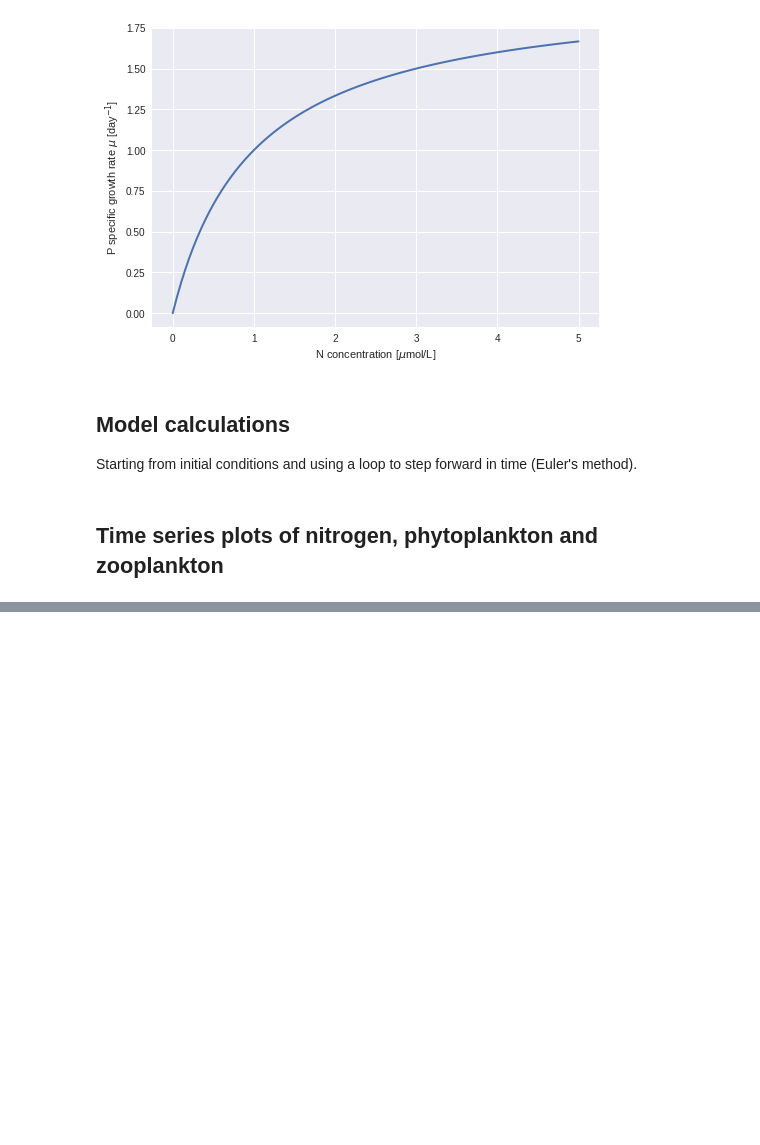
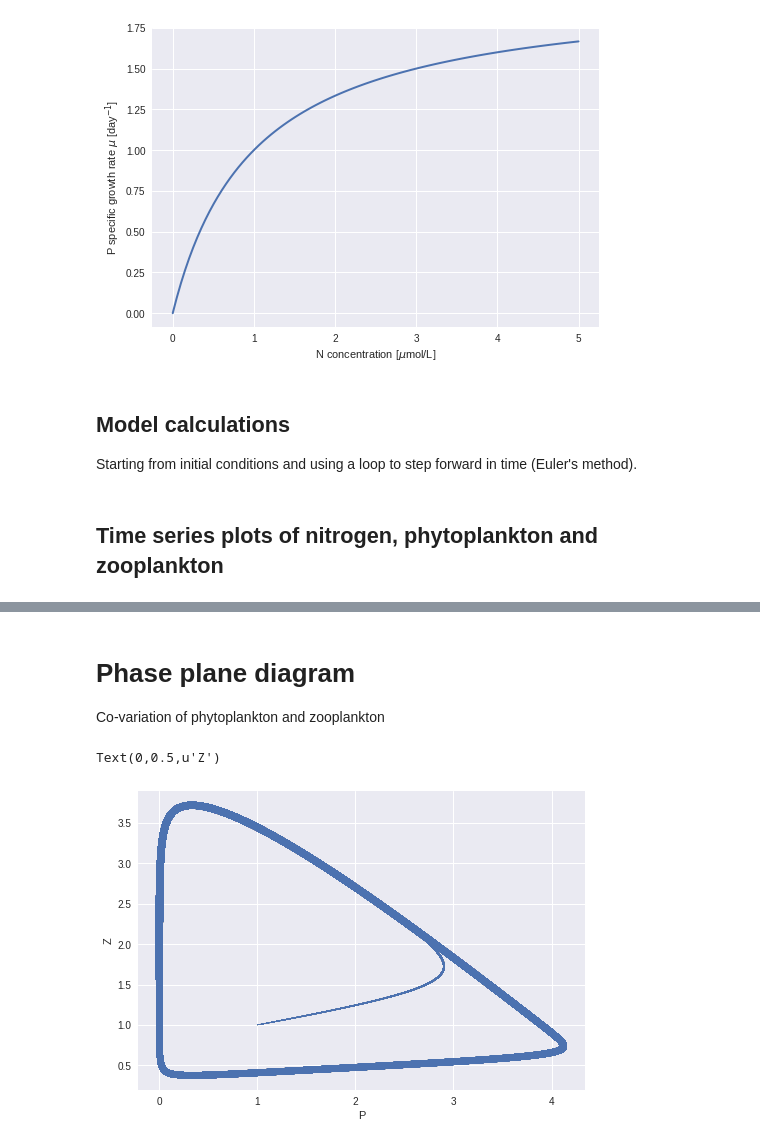
Before and after one commit to tompc35/ms274-modeling-marine-systems, a Jupyter notebook: NPZ_model.ipynb, the cells around one changed output, grey strips where cells are left out. Saved outputs shown, nothing was run; the diff lists cells and outputs as text; code cells hidden in the pictures; blank space fills up the shorter version.

```diff
--- a/NPZ_model.ipynb
+++ b/NPZ_model.ipynb
@@ -170,0 +171,12 @@ plt.legend(['N','P','Z'],loc='best')
+# %% [markdown]
+# Phase plane diagram
+
+Co-variation of phytoplankton and zooplankton
+# %%
+plt.figure()
+plt.scatter(P,Z,t)
+plt.xlabel('P')
+plt.ylabel('Z')
+# %% [output]
+Text(0,0.5,u'Z')
+[figure, added]
```
Also changed, not shown: parts of 1 cell of this notebook.
